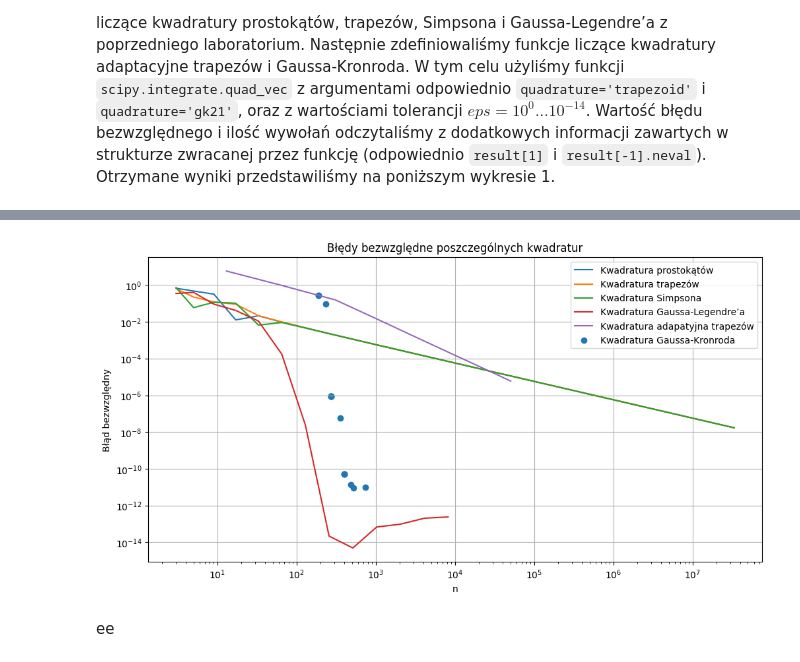
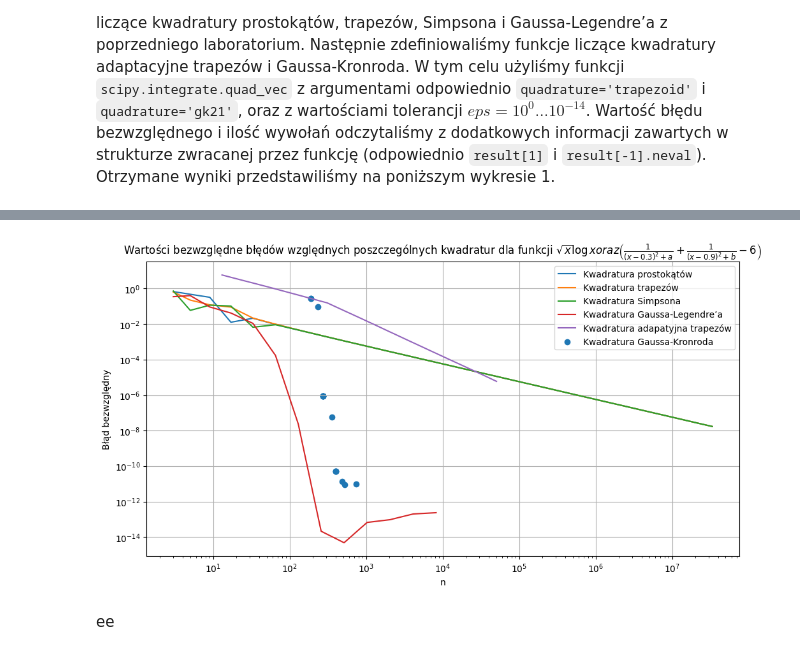
Before and after one commit to lythx/MOWNIT, a Jupyter notebook: lab7/merge.ipynb, the cells around one changed output, grey strips where cells are left out. Drawn from its saved outputs; the diff is of its cells as text; code cells hidden in the pictures.

```diff
--- a/lab7/merge.ipynb
+++ b/lab7/merge.ipynb
@@ -99,5 +105,5 @@ plt.show()
 # %%
-def calc_and_plot_err(f, real_integral_val):
+def calc_and_plot_err(f, real_integral_val, f_string):
     a = 0
     b = 1
 
@@ -165,7 +171,7 @@ def calc_and_plot_err(f, real_integral_val):
     vals_gauss = np.array([np.sum(f(x) * 0.5 * w) for (x, w) in zip(x_vec_gauss, w_vec_gauss)])
     gaus_err = np.abs((vals_gauss - real_integral_val) / real_integral_val)
     plt.figure(figsize=(12, 6))
-    plt.title("Błędy bezwzględne poszczególnych kwadratur")
+    plt.title(f"Wartości bezwzględne błędów względnych poszczególnych kwadratur dla funkcji {f_string}")
     plt.loglog(n_vec, quad_err, label="Kwadratura prostokątów")
     plt.loglog(n_vec, trap_err, label="Kwadratura trapezów")
     plt.loglog(n_vec, simps_err, label="Kwadratura Simpsona")
@@ -191,14 +199,14 @@ ee
 # %%
 a = 0.001
 b = 0.004
 
 def fb(x):
     return 1 / ((x - 0.3)**2 + a) + 1 / ((x - 0.9)**2 + b) - 6
 
 real_val_b = 1 / np.sqrt(a) * (np.arctan((1 - 0.3) / np.sqrt(a)) + np.arctan(0.3 / np.sqrt(a))) + 1 / np.sqrt(b) * (np.arctan((1 - 0.9) / np.sqrt(b)) + np.arctan(0.9 / np.sqrt(b))) - 6
 
-calc_and_plot_err(fb, real_val_b)
+calc_and_plot_err(fb, real_val_b, "$\\sqrt{x} \\log x $$  oraz  $$\\left( \\frac{1}{(x - 0.3)^2 + a} + \\frac{1}{(x - 0.9)^2 + b} - 6 \\right)$")
 # %% [output]
-[figure, old version]
+[figure, new version]
 # %% [markdown]
 ee
```
Also changed, not shown: parts of 5 cells of this notebook.
